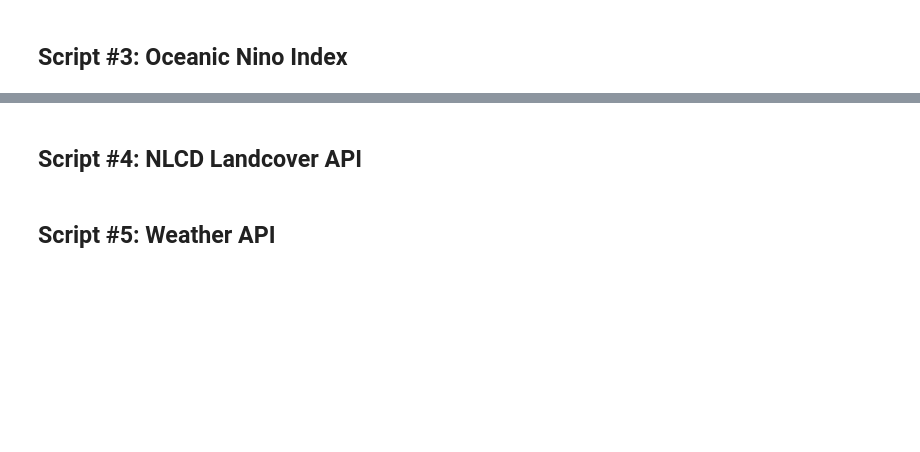
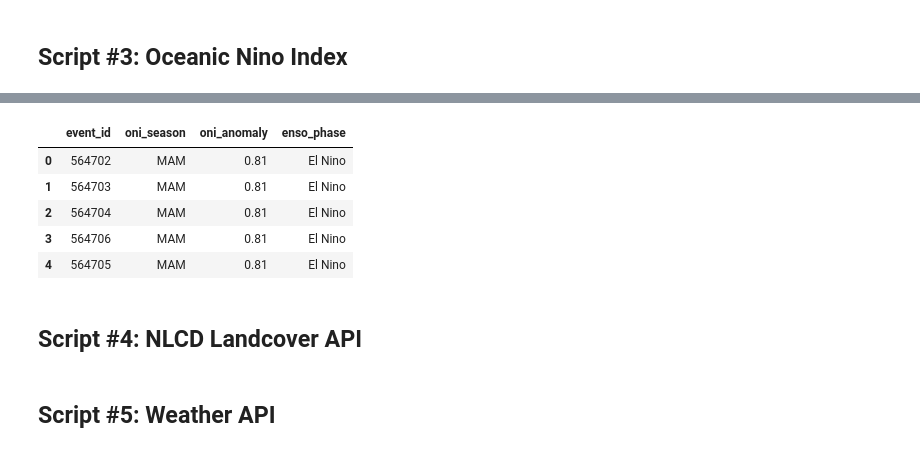
Before and after one commit to ashleyadehart/flash_floods_ky_2015_2025, a Jupyter notebook: notebooks/flash_floods_ky_scripts.ipynb, the cells around one changed output, grey strips where cells are left out. Drawn from its saved outputs; the diff is of its cells as text; code cells hidden in the pictures; blank space fills up the shorter version.

```diff
--- a/notebooks/flash_floods_ky_scripts.ipynb
+++ b/notebooks/flash_floods_ky_scripts.ipynb
@@ -334,16 +535,22 @@ enriched_df.head()
 # %%
 # Keep event_id and the ONI columns
 enriched_df = enriched_df[
     [
         "event_id",
-        "date",
         "oni_season",
         "oni_anomaly",
         "enso_phase"
     ]
 ]
 
 enriched_df.head()
+# %% [output]
+|  | event_id | oni_season | oni_anomaly | enso_phase |
+| 0 | 564702 | MAM | 0.81 | El Nino |
+| 1 | 564703 | MAM | 0.81 | El Nino |
+| 2 | 564704 | MAM | 0.81 | El Nino |
+| 3 | 564706 | MAM | 0.81 | El Nino |
+| 4 | 564705 | MAM | 0.81 | El Nino |
 # %%
 # Save the merged DataFrame as a CSV file
 enriched_df.to_csv("../data/processed/flash_floods_ky_oni_data.csv", index=False)
```
Also changed, not shown: parts of 26 cells of this notebook, 2 other files.
